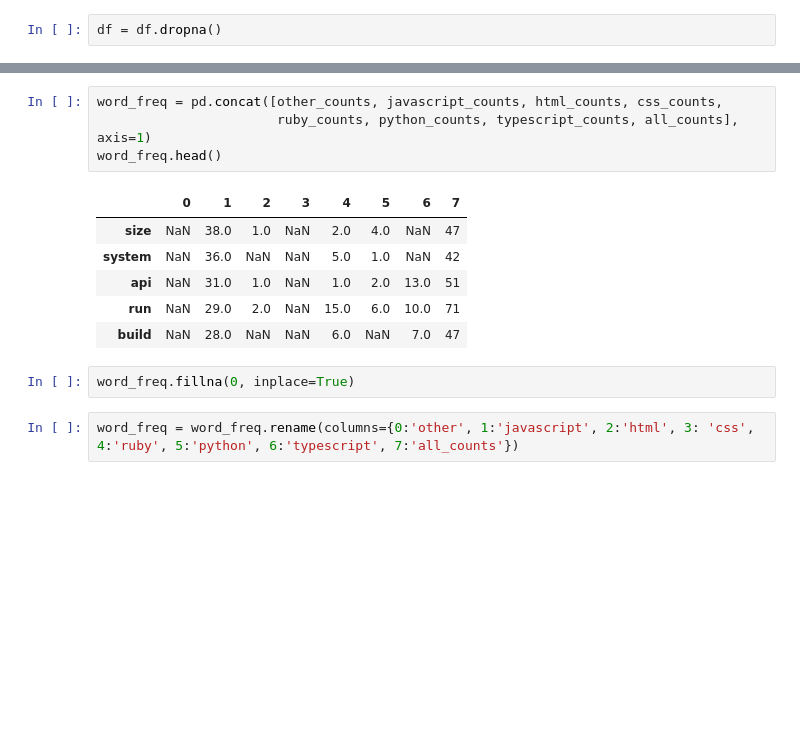
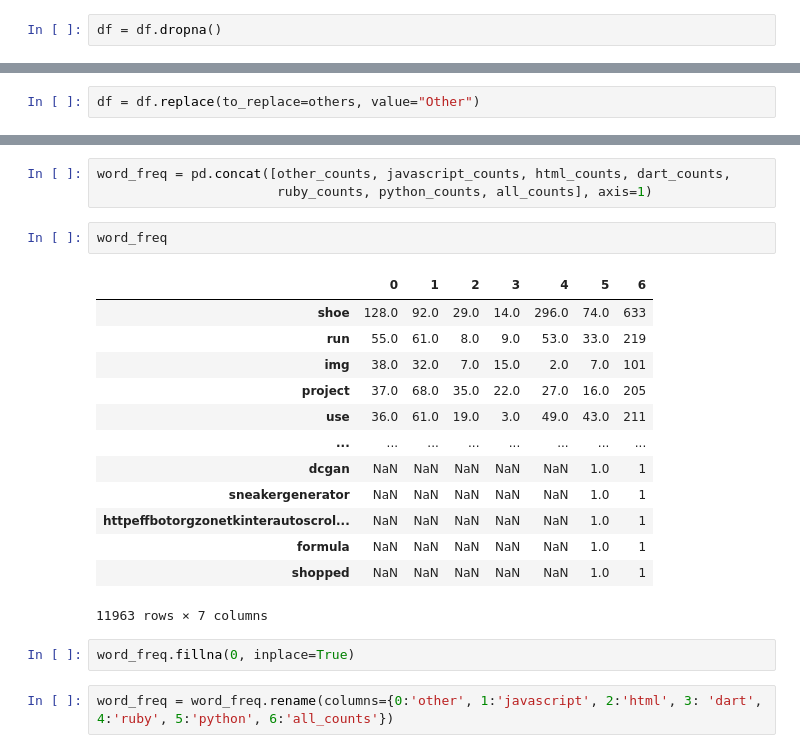
Before and after one commit to nlp-group-project/github-readme-languages, a Jupyter notebook: shawn_workbook.ipynb, the cells around one changed output, grey strips where cells are left out. Saved outputs shown, nothing was run; the diff lists cells and outputs as text; blank space fills up the shorter version.

```diff
--- a/shawn_workbook.ipynb
+++ b/shawn_workbook.ipynb
@@ -95,0 +193,2 @@ df = df.dropna()
+# %%
+df = df.replace(to_replace=others, value="Other")
@@ -129,18 +316,26 @@ Length: 4235, dtype: int64
 # %%
-word_freq = pd.concat([other_counts, javascript_counts, html_counts, css_counts,
-                       ruby_counts, python_counts, typescript_counts, all_counts], axis=1)
-word_freq.head()
+word_freq = pd.concat([other_counts, javascript_counts, html_counts, dart_counts,
+                       ruby_counts, python_counts, all_counts], axis=1)
-# %% [output]
-|  | 0 | 1 | 2 | 3 | 4 | 5 | 6 | 7 |
-| size | NaN | 38.0 | 1.0 | NaN | 2.0 | 4.0 | NaN | 47 |
-| system | NaN | 36.0 | NaN | NaN | 5.0 | 1.0 | NaN | 42 |
-| api | NaN | 31.0 | 1.0 | NaN | 1.0 | 2.0 | 13.0 | 51 |
-| run | NaN | 29.0 | 2.0 | NaN | 15.0 | 6.0 | 10.0 | 71 |
-| build | NaN | 28.0 | NaN | NaN | 6.0 | NaN | 7.0 | 47 |
+# %%
+word_freq
+# %% [output]
+|  | 0 | 1 | 2 | 3 | 4 | 5 | 6 |
+| shoe | 128.0 | 92.0 | 29.0 | 14.0 | 296.0 | 74.0 | 633 |
+| run | 55.0 | 61.0 | 8.0 | 9.0 | 53.0 | 33.0 | 219 |
+| img | 38.0 | 32.0 | 7.0 | 15.0 | 2.0 | 7.0 | 101 |
+| project | 37.0 | 68.0 | 35.0 | 22.0 | 27.0 | 16.0 | 205 |
+| use | 36.0 | 61.0 | 19.0 | 3.0 | 49.0 | 43.0 | 211 |
+| ... | ... | ... | ... | ... | ... | ... | ... |
+| dcgan | NaN | NaN | NaN | NaN | NaN | 1.0 | 1 |
+| sneakergenerator | NaN | NaN | NaN | NaN | NaN | 1.0 | 1 |
+| httpeffbotorgzonetkinterautoscrol... | NaN | NaN | NaN | NaN | NaN | 1.0 | 1 |
+| formula | NaN | NaN | NaN | NaN | NaN | 1.0 | 1 |
+| shopped | NaN | NaN | NaN | NaN | NaN | 1.0 | 1 |
+11963 rows × 7 columns
 # %%
 word_freq.fillna(0, inplace=True)
 # %%
-word_freq = word_freq.rename(columns={0:'other', 1:'javascript', 2:'html', 3: 'css', 4:'ruby', 5:'python', 6:'typescript', 7:'all_counts'})
+word_freq = word_freq.rename(columns={0:'other', 1:'javascript', 2:'html', 3: 'dart', 4:'ruby', 5:'python', 6:'all_counts'})
 # %%
 word_freq
 # %% [output]
```
Also changed, not shown: parts of 61 cells of this notebook, 1 other file.
